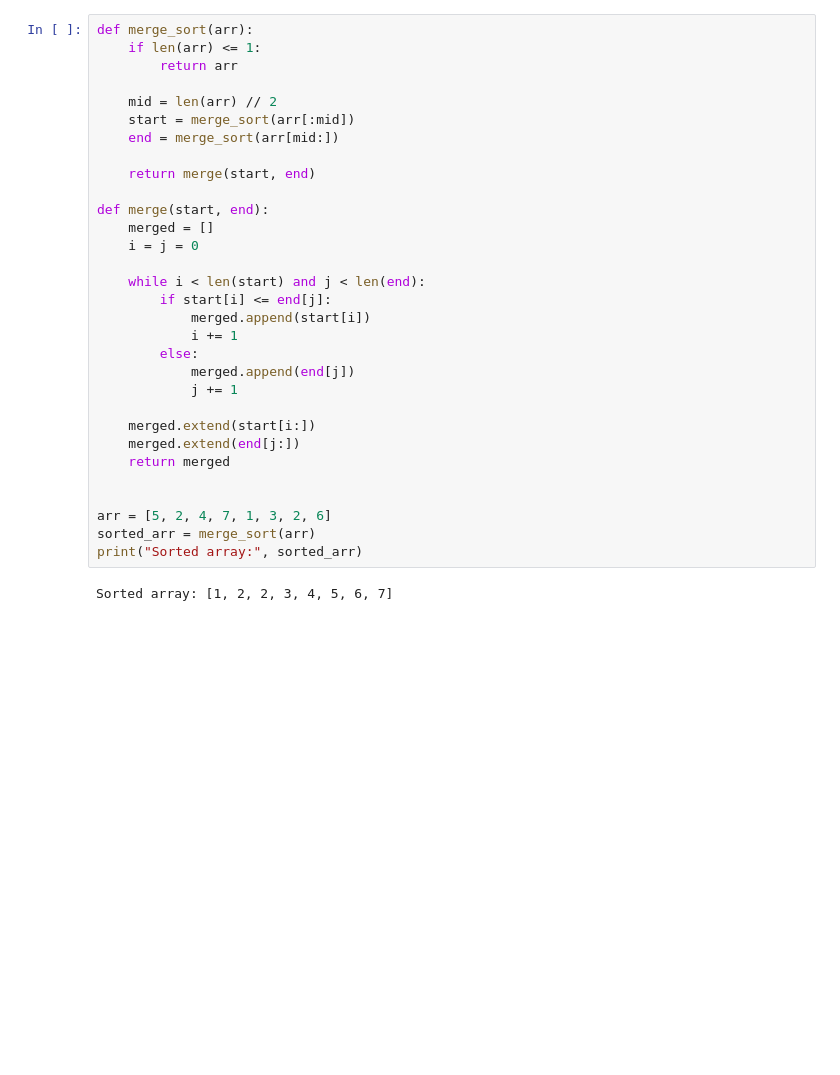
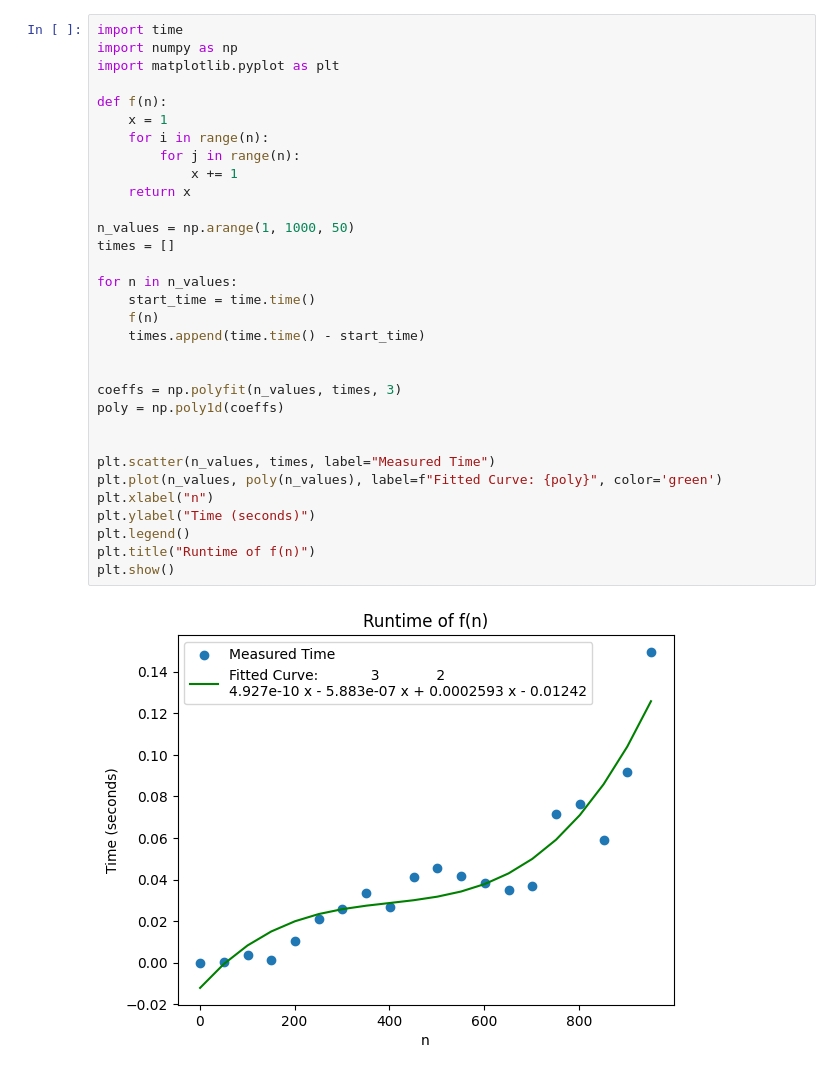
Before and after one commit to AbhishekKurra/Hands-on-3, a Jupyter notebook: 4. Question.ipynb, the cells around one changed output. Saved outputs shown, nothing was run; the diff lists cells and outputs as text; blank space fills up the shorter version.

```diff
--- a/4. Question.ipynb
+++ b/4. Question.ipynb
@@ -1,35 +1,36 @@
 # %% [markdown]
 <a href="https://colab.research.google.com/github/AbhishekKurra/Hands-on-3/blob/main/4.%20Question.ipynb" target="_parent"><img src="https://colab.research.google.com/assets/colab-badge.svg" alt="Open In Colab"/></a>
-# %%
-def merge_sort(arr):
-    if len(arr) <= 1:
-        return arr
-
-    mid = len(arr) // 2
-    start = merge_sort(arr[:mid])
-    end = merge_sort(arr[mid:])
-
-    return merge(start, end)
-
-def merge(start, end):
-    merged = []
-    i = j = 0
-
-    while i < len(start) and j < len(end):
-        if start[i] <= end[j]:
-            merged.append(start[i])
-            i += 1
-        else:
-            merged.append(end[j])
-            j += 1
-
-    merged.extend(start[i:])
-    merged.extend(end[j:])
-    return merged
-
-
-arr = [5, 2, 4, 7, 1, 3, 2, 6]
-sorted_arr = merge_sort(arr)
-print("Sorted array:", sorted_arr)
-# %% [output]
-Sorted array: [1, 2, 2, 3, 4, 5, 6, 7]
+# %%
+import time
+import numpy as np
+import matplotlib.pyplot as plt
+
+def f(n):
+    x = 1
+    for i in range(n):
+        for j in range(n):
+            x += 1
+    return x
+
+n_values = np.arange(1, 1000, 50)
+times = []
+
+for n in n_values:
+    start_time = time.time()
+    f(n)
+    times.append(time.time() - start_time)
+
+
+coeffs = np.polyfit(n_values, times, 3)
+poly = np.poly1d(coeffs)
+
+
+plt.scatter(n_values, times, label="Measured Time")
+plt.plot(n_values, poly(n_values), label=f"Fitted Curve: {poly}", color='green')
+plt.xlabel("n")
+plt.ylabel("Time (seconds)")
+plt.legend()
+plt.title("Runtime of f(n)")
+plt.show()
+# %% [output]
+[figure, added]
```
